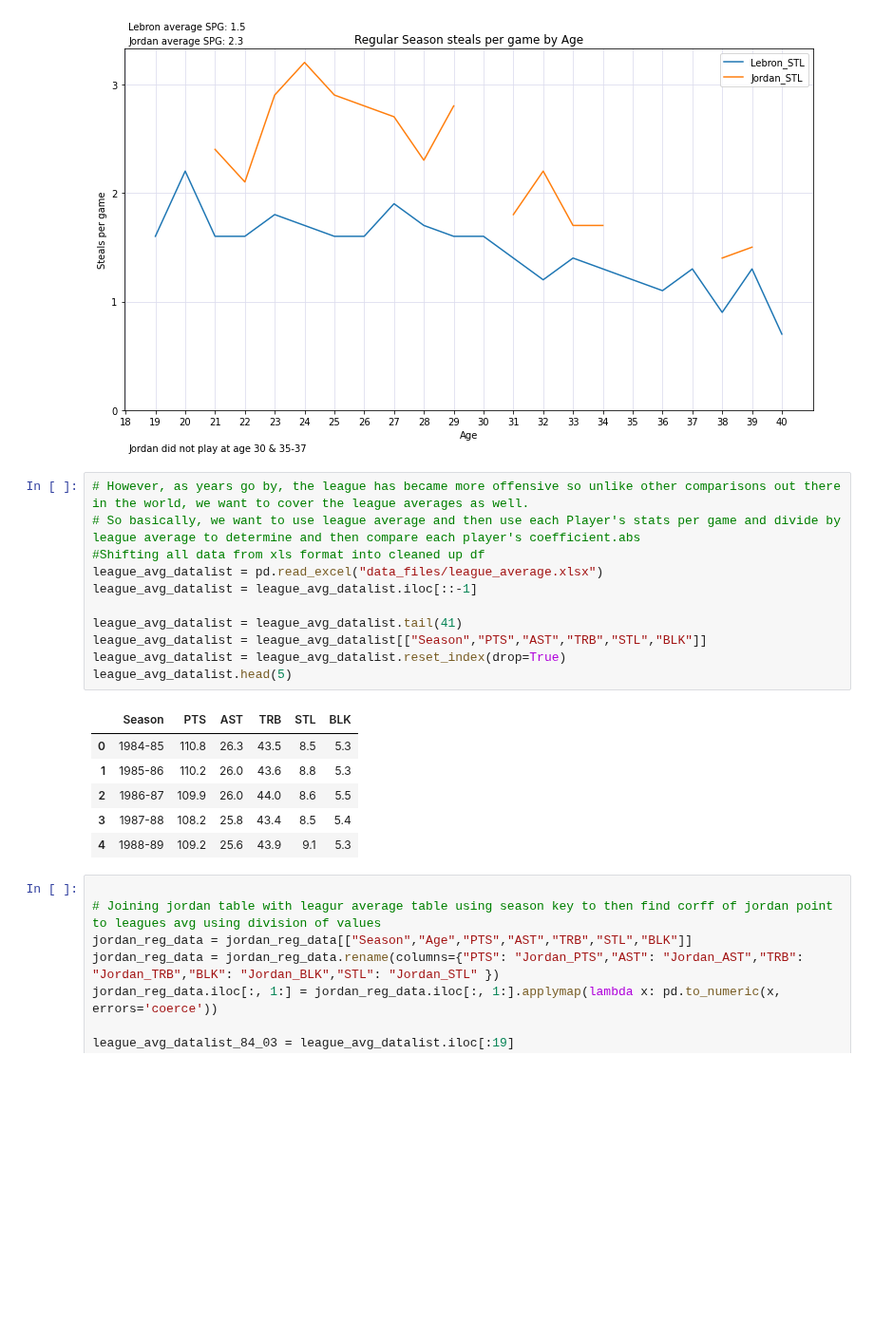
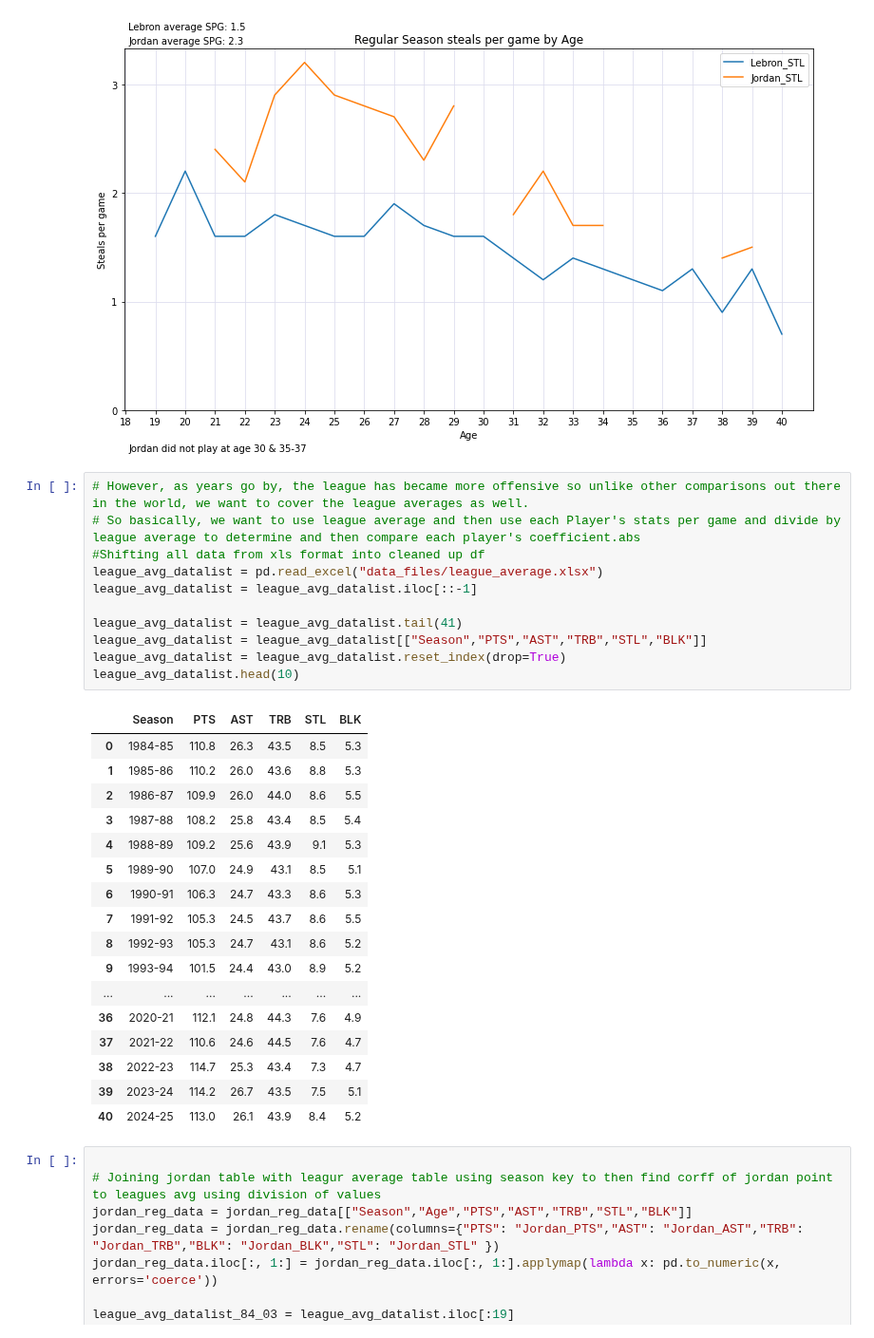
Before and after one commit to gohsoonhao/therealGOAT, a Jupyter notebook: reg_season_stats_awards.ipynb, the cells around one changed output. Shown at 95% size. Drawn from its saved outputs; the diff is of its cells as text; blank space fills up the shorter version.

```diff
--- a/reg_season_stats_awards.ipynb
+++ b/reg_season_stats_awards.ipynb
@@ -138,21 +138,32 @@ plt.show()
 # %%
 # However, as years go by, the league has became more offensive so unlike other comparisons out there in the world, we want to cover the league averages as well.
 # So basically, we want to use league average and then use each Player's stats per game and divide by league average to determine and then compare each player's coefficient.abs
 #Shifting all data from xls format into cleaned up df
 league_avg_datalist = pd.read_excel("data_files/league_average.xlsx")
 league_avg_datalist = league_avg_datalist.iloc[::-1]
 
 league_avg_datalist = league_avg_datalist.tail(41)
 league_avg_datalist = league_avg_datalist[["Season","PTS","AST","TRB","STL","BLK"]]
 league_avg_datalist = league_avg_datalist.reset_index(drop=True)
-league_avg_datalist.head(5)
+league_avg_datalist.head(10)
 # %% [output]
 |  | Season | PTS | AST | TRB | STL | BLK |
 | 0 | 1984-85 | 110.8 | 26.3 | 43.5 | 8.5 | 5.3 |
 | 1 | 1985-86 | 110.2 | 26.0 | 43.6 | 8.8 | 5.3 |
 | 2 | 1986-87 | 109.9 | 26.0 | 44.0 | 8.6 | 5.5 |
 | 3 | 1987-88 | 108.2 | 25.8 | 43.4 | 8.5 | 5.4 |
 | 4 | 1988-89 | 109.2 | 25.6 | 43.9 | 9.1 | 5.3 |
+| 5 | 1989-90 | 107.0 | 24.9 | 43.1 | 8.5 | 5.1 |
+| 6 | 1990-91 | 106.3 | 24.7 | 43.3 | 8.6 | 5.3 |
+| 7 | 1991-92 | 105.3 | 24.5 | 43.7 | 8.6 | 5.5 |
+| 8 | 1992-93 | 105.3 | 24.7 | 43.1 | 8.6 | 5.2 |
+| 9 | 1993-94 | 101.5 | 24.4 | 43.0 | 8.9 | 5.2 |
+| ... | ... | ... | ... | ... | ... | ... |
+| 36 | 2020-21 | 112.1 | 24.8 | 44.3 | 7.6 | 4.9 |
+| 37 | 2021-22 | 110.6 | 24.6 | 44.5 | 7.6 | 4.7 |
+| 38 | 2022-23 | 114.7 | 25.3 | 43.4 | 7.3 | 4.7 |
+| 39 | 2023-24 | 114.2 | 26.7 | 43.5 | 7.5 | 5.1 |
+| 40 | 2024-25 | 113.0 | 26.1 | 43.9 | 8.4 | 5.2 |
 # %%
 
 # Joining jordan table with leagur average table using season key to then find corff of jordan point to leagues avg using division of values
```
